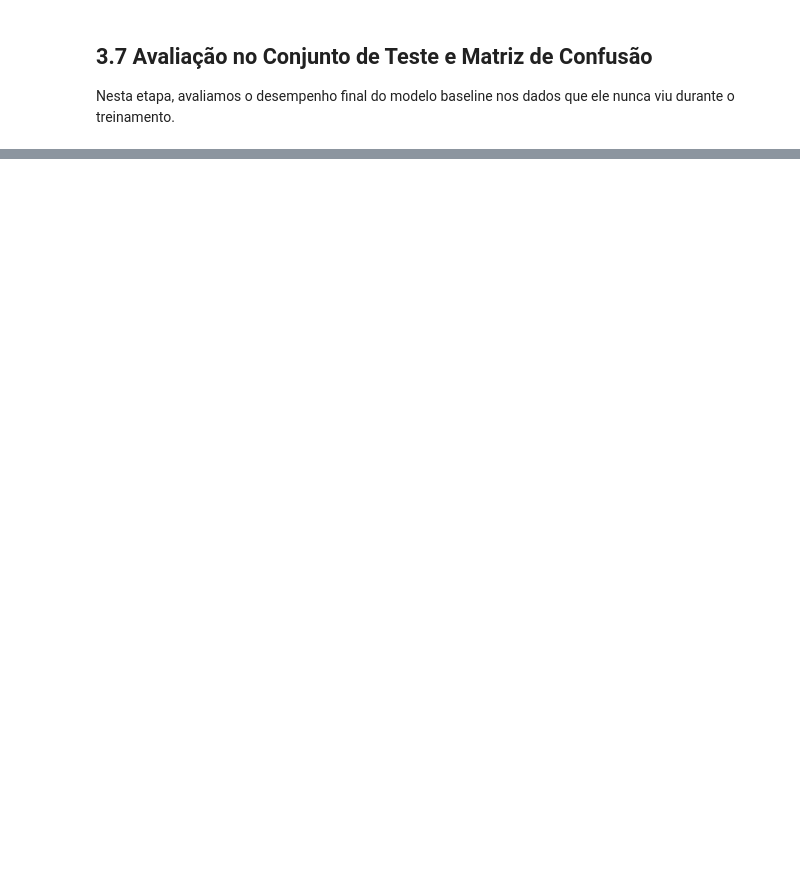
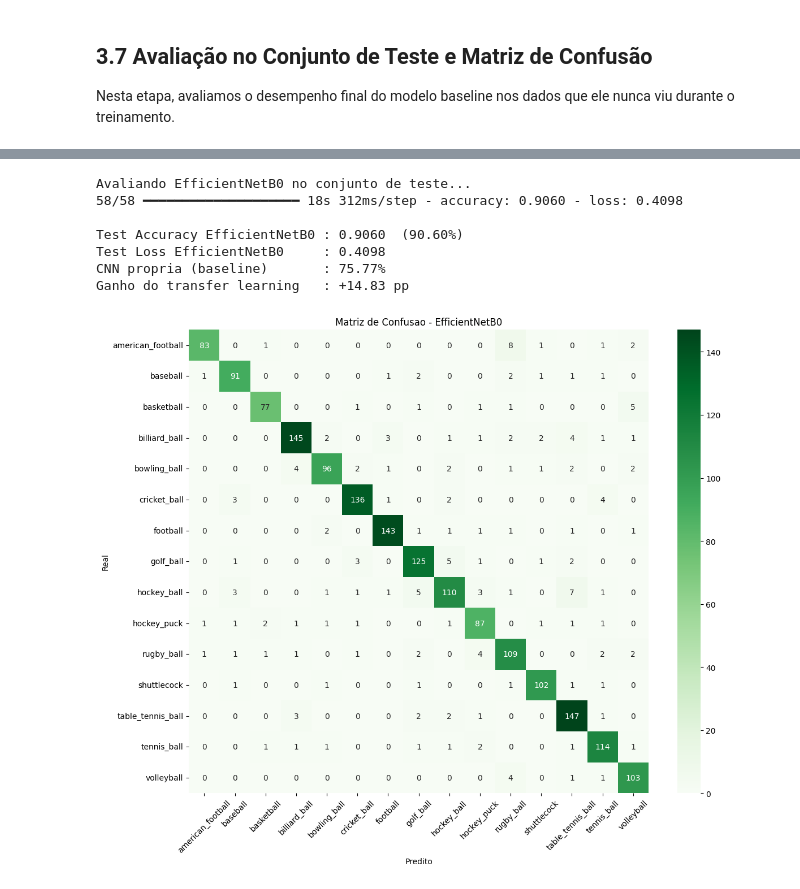
Before and after one commit to GiovaniFetzner/ImageRecognition, a Jupyter notebook: Projeto.ipynb, the cells around one changed output, grey strips where cells are left out. Drawn from its saved outputs; the diff is of its cells as text; code cells hidden in the pictures; blank space fills up the shorter version.

```diff
--- a/Projeto.ipynb
+++ b/Projeto.ipynb
@@ -1080,19 +1271,0 @@ Utilizamos `ReduceLROnPlateau` mais agressivo e mais épocas para permitir que a
-# %%
-if not MODELO_EXISTE:
-    callbacks_v2 = [
-        callbacks.ModelCheckpoint(checkpoint_path_v2, save_best_only=True, monitor='val_loss'),
-        callbacks.EarlyStopping(monitor='val_loss', patience=12, restore_best_weights=True),
-        callbacks.ReduceLROnPlateau(monitor='val_loss', factor=0.2, patience=5)
-    ]
-
-    print('Iniciando Treinamento da CNN Refinada v2...')
-    history_v2 = refined_model.fit(
-        train_dataset_v2,
-        validation_data=val_dataset,
-        epochs=50,
-        callbacks=callbacks_v2,
-        class_weight=class_weights,
-        verbose=1
-    )
-else:
-    print("Treinamento pulado (modelo carregado do Drive).")
@@ -1127,0 +1525,52 @@ Melhoria em relação ao baseline: +4.29%
+# %%
+import numpy as np
+import matplotlib.pyplot as plt
+import seaborn as sns
+from sklearn.metrics import confusion_matrix, classification_report
+
+print('Avaliando EfficientNetB0 no conjunto de teste...')
+eff_results = eff_model.evaluate(test_eff, steps=test_steps_eff, verbose=1)
+eff_loss = eff_results[0]
+eff_acc  = eff_results[1]
+
+print(f'\nTest Accuracy EfficientNetB0 : {eff_acc:.4f}  ({eff_acc * 100:.2f}%)')
+print(f'Test Loss EfficientNetB0     : {eff_loss:.4f}')
+print(f'CNN propria (baseline)       : 75.77%')
+print(f'Ganho do transfer learning   : {(eff_acc - 0.7577) * 100:+.2f} pp')
+
+y_true_eff = []
+y_pred_eff = []
+
+for x_batch, y_batch in test_eff:
+    preds = eff_model.predict(x_batch, verbose=0)
+    y_pred_eff.extend(np.argmax(preds, axis=-1))
+    y_true_eff.extend(y_batch.numpy())
+
+y_true_eff = np.array(y_true_eff)
+y_pred_eff = np.array(y_pred_eff)
+
+cm_eff = confusion_matrix(y_true_eff, y_pred_eff)
+
+plt.figure(figsize=(12, 10))
+sns.heatmap(cm_eff, annot=True, fmt='d', cmap='Greens',
+            xticklabels=class_names, yticklabels=class_names)
+plt.title('Matriz de Confusao - EfficientNetB0')
+plt.ylabel('Real')
+plt.xlabel('Predito')
+plt.xticks(rotation=45)
+plt.tight_layout()
+plt.show()
+
+print('\n' + '='*60)
+print('RELATORIO DE CLASSIFICACAO POR CLASSE - EfficientNetB0')
+print('='*60)
+print(classification_report(y_true_eff, y_pred_eff, target_names=class_names))
+# %% [output]
+Avaliando EfficientNetB0 no conjunto de teste...
+58/58 ━━━━━━━━━━━━━━━━━━━━ 18s 312ms/step - accuracy: 0.9060 - loss: 0.4098
+
+Test Accuracy EfficientNetB0 : 0.9060  (90.60%)
+Test Loss EfficientNetB0     : 0.4098
+CNN propria (baseline)       : 75.77%
+Ganho do transfer learning   : +14.83 pp
+[figure, added]
```
Also changed, not shown: parts of 33 cells of this notebook.
